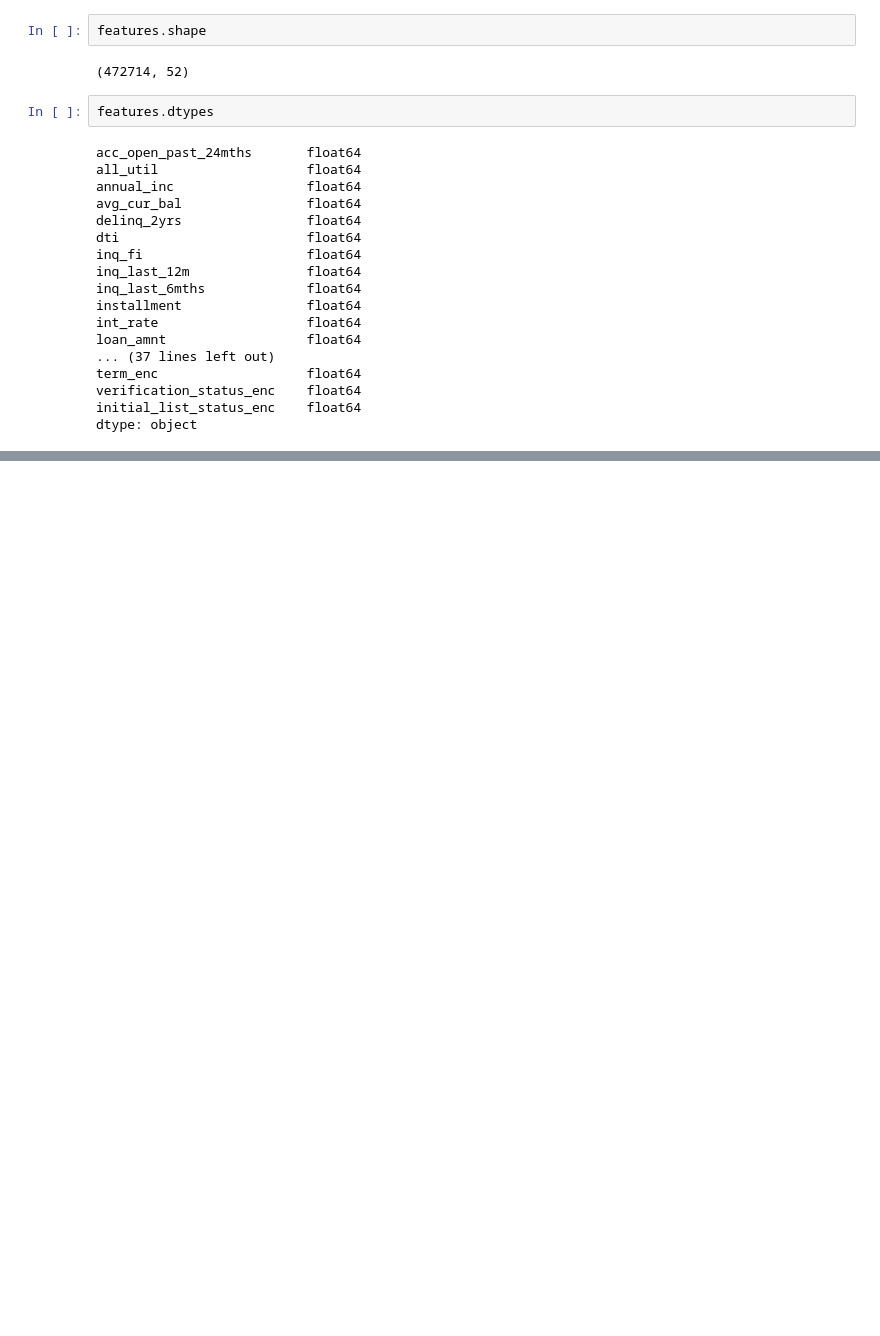
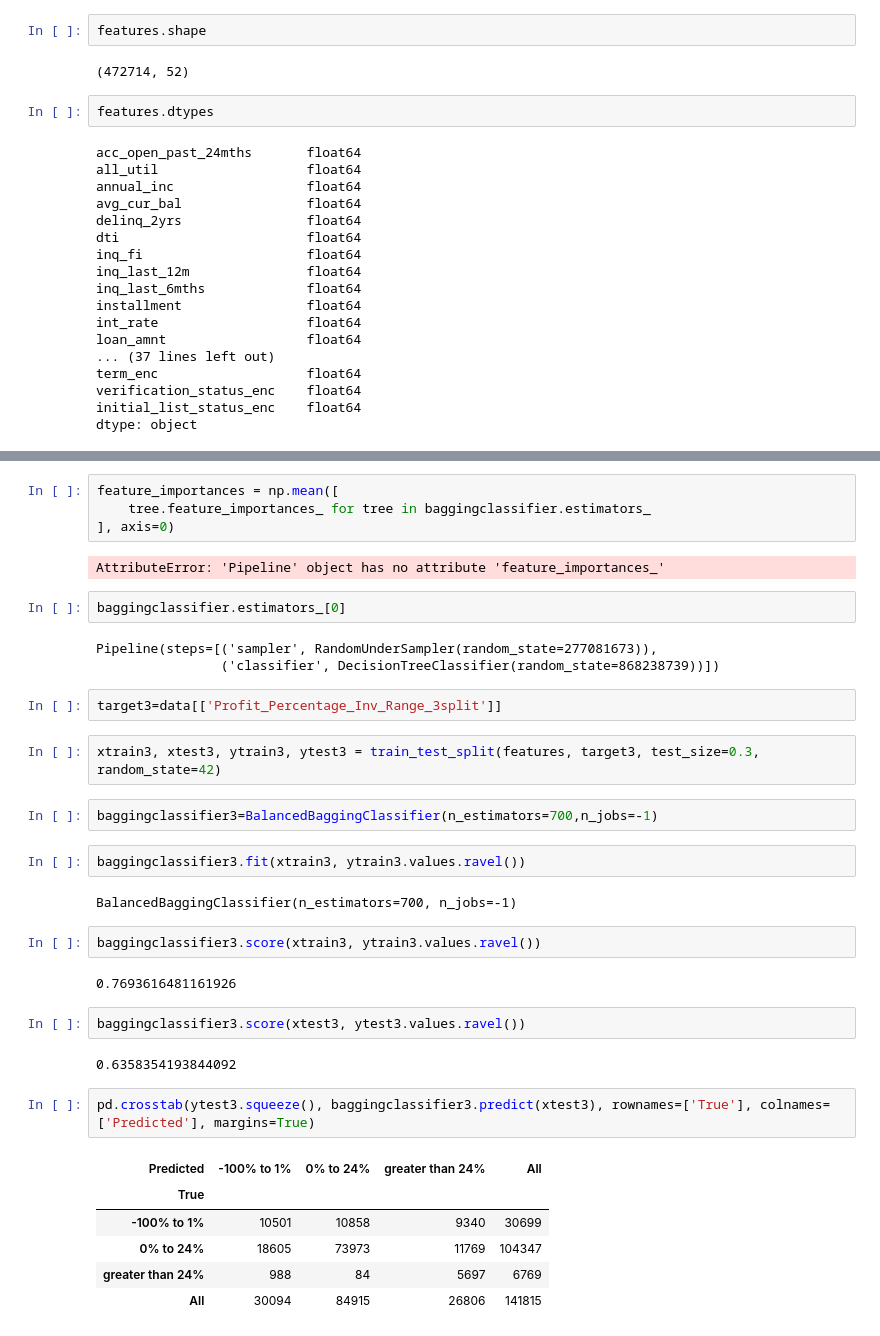
Before and after one commit to lebawilamowsky/capstone_project, a Jupyter notebook: Capstone_Project.ipynb, the cells around one changed output, grey strips where cells are left out. Cells and saved outputs as stored; diff of their text form; blank space fills up the shorter version.

```diff
--- a/Capstone_Project.ipynb
+++ b/Capstone_Project.ipynb
@@ -581,0 +718,38 @@ dtype: object
+# %%
+feature_importances = np.mean([
+    tree.feature_importances_ for tree in baggingclassifier.estimators_
+], axis=0)
+# %% [output]
+AttributeError: 'Pipeline' object has no attribute 'feature_importances_'
+# %%
+baggingclassifier.estimators_[0]
+# %% [output]
+Pipeline(steps=[('sampler', RandomUnderSampler(random_state=277081673)),
+                ('classifier', DecisionTreeClassifier(random_state=868238739))])
+# %%
+target3=data[['Profit_Percentage_Inv_Range_3split']]
+# %%
+xtrain3, xtest3, ytrain3, ytest3 = train_test_split(features, target3, test_size=0.3, random_state=42)
+# %%
+baggingclassifier3=BalancedBaggingClassifier(n_estimators=700,n_jobs=-1)
+# %%
+baggingclassifier3.fit(xtrain3, ytrain3.values.ravel())
+# %% [output]
+BalancedBaggingClassifier(n_estimators=700, n_jobs=-1)
+# %%
+baggingclassifier3.score(xtrain3, ytrain3.values.ravel())
+# %% [output]
+0.7693616481161926
+# %%
+baggingclassifier3.score(xtest3, ytest3.values.ravel())
+# %% [output]
+0.6358354193844092
+# %%
+pd.crosstab(ytest3.squeeze(), baggingclassifier3.predict(xtest3), rownames=['True'], colnames=['Predicted'], margins=True)
+# %% [output]
+| Predicted | -100% to 1% | 0% to 24% | greater than 24% | All |
+| True |  |  |  |  |
+| -100% to 1% | 10501 | 10858 | 9340 | 30699 |
+| 0% to 24% | 18605 | 73973 | 11769 | 104347 |
+| greater than 24% | 988 | 84 | 5697 | 6769 |
+| All | 30094 | 84915 | 26806 | 141815 |
```
Also changed, not shown: parts of 47 cells of this notebook.
